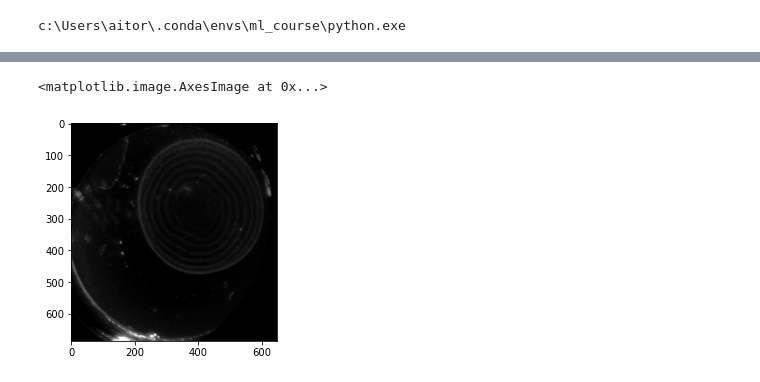
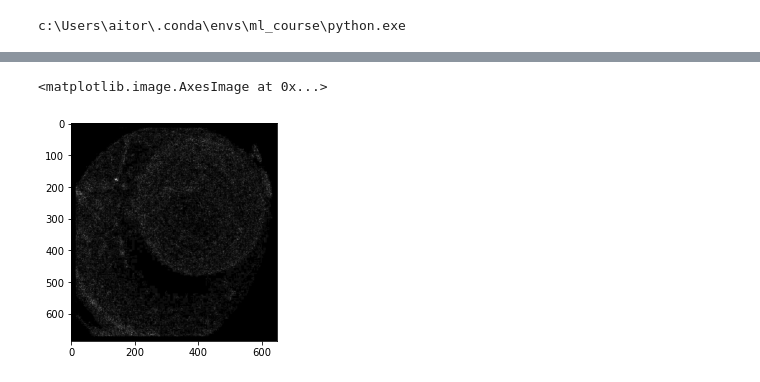
Before and after one commit to epenaroyuela/EPFL-ml-project, a Jupyter notebook: notebooks/preprocessing.ipynb, the cells around one changed output, grey strips where cells are left out. Cells and saved outputs as stored; diff of their text form; code cells hidden in the pictures.

```diff
--- a/notebooks/preprocessing.ipynb
+++ b/notebooks/preprocessing.ipynb
@@ -30 +42,8 @@ def get_frame(vid, frame_id):
+# %%
+def get_next_frame(vid):
+    ret, frame = vid.read()
+    assert(ret==True)
+    frame = frame[:,:,0]
+    frame = remove_borders(frame)
+    return frame
 # %%
@@ -48,7 +59,18 @@ error: OpenCV(4.6.0) :-1: error: (-5:Bad argument) in function 'absdiff'
-# %%
-frame = frame2
-ret2, frame2 = vid.read()
-plt.imshow(np.abs(frame2))
-# %% [output]
-<matplotlib.image.AxesImage at 0x...>
-[figure, removed]
+# %%
+# mean of frames
+def mean_frame(vid, first_frame_id: int, n_frames: int):
+    frame = get_frame(vid, first_frame_id)
+    mean = np.zeros(frame.shape, dtype=int)
+    for i in range(n_frames):
+        frame = get_next_frame(vid)
+        mean += frame
+    mean = mean / n_frames
+    return mean.astype(np.uint8)
+# %%
+# comparing the mean of some consecutive frames with one frame
+mn = mean_frame(vid, 0, 10)
+f0 = get_frame(vid, 0)
+plt.imshow(cv2.absdiff(mn, f0), cmap='gray')
+# %% [output]
+<matplotlib.image.AxesImage at 0x...>
+[figure, added]
```
Also changed, not shown: parts of 10 cells of this notebook.
